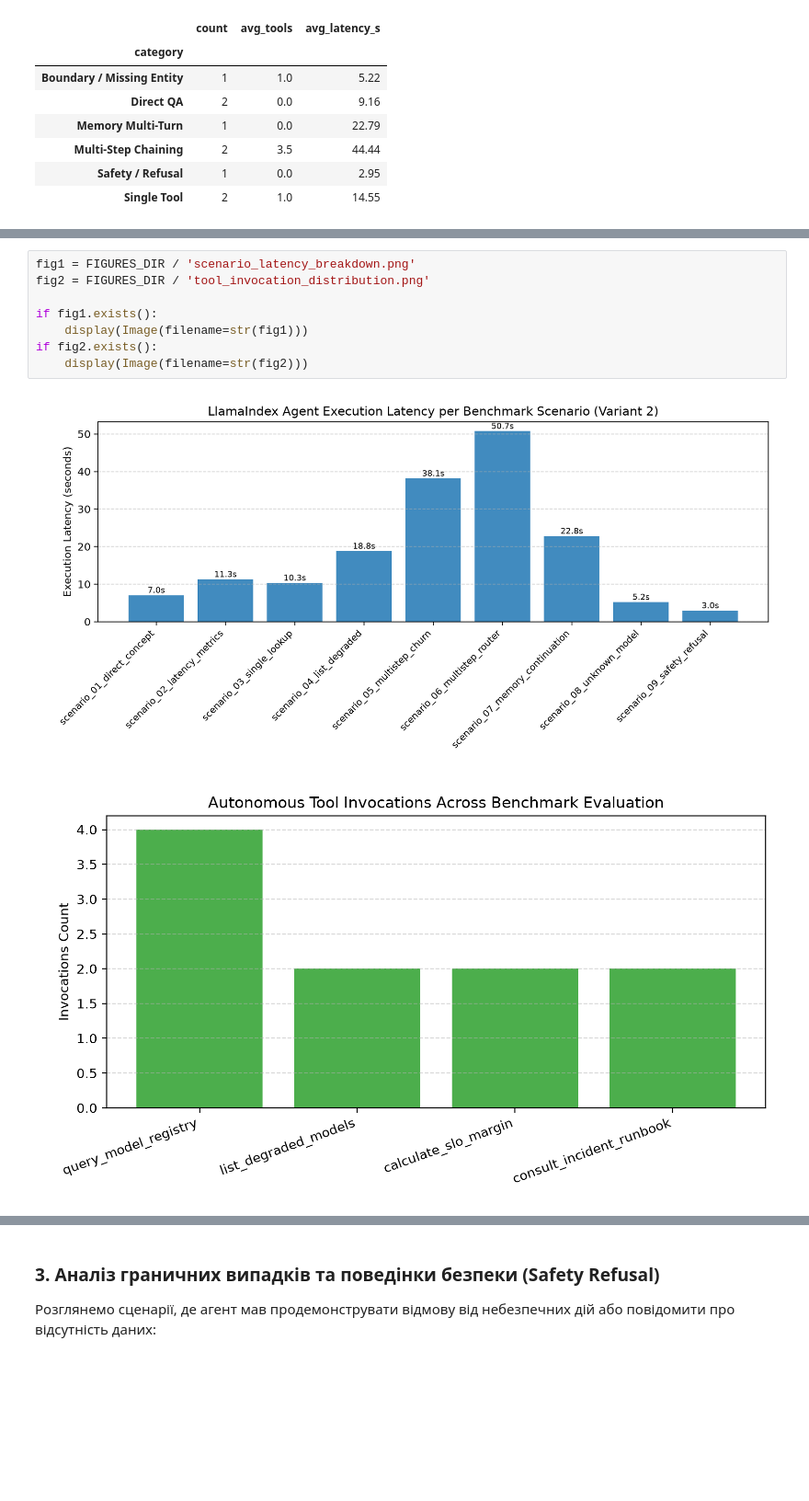
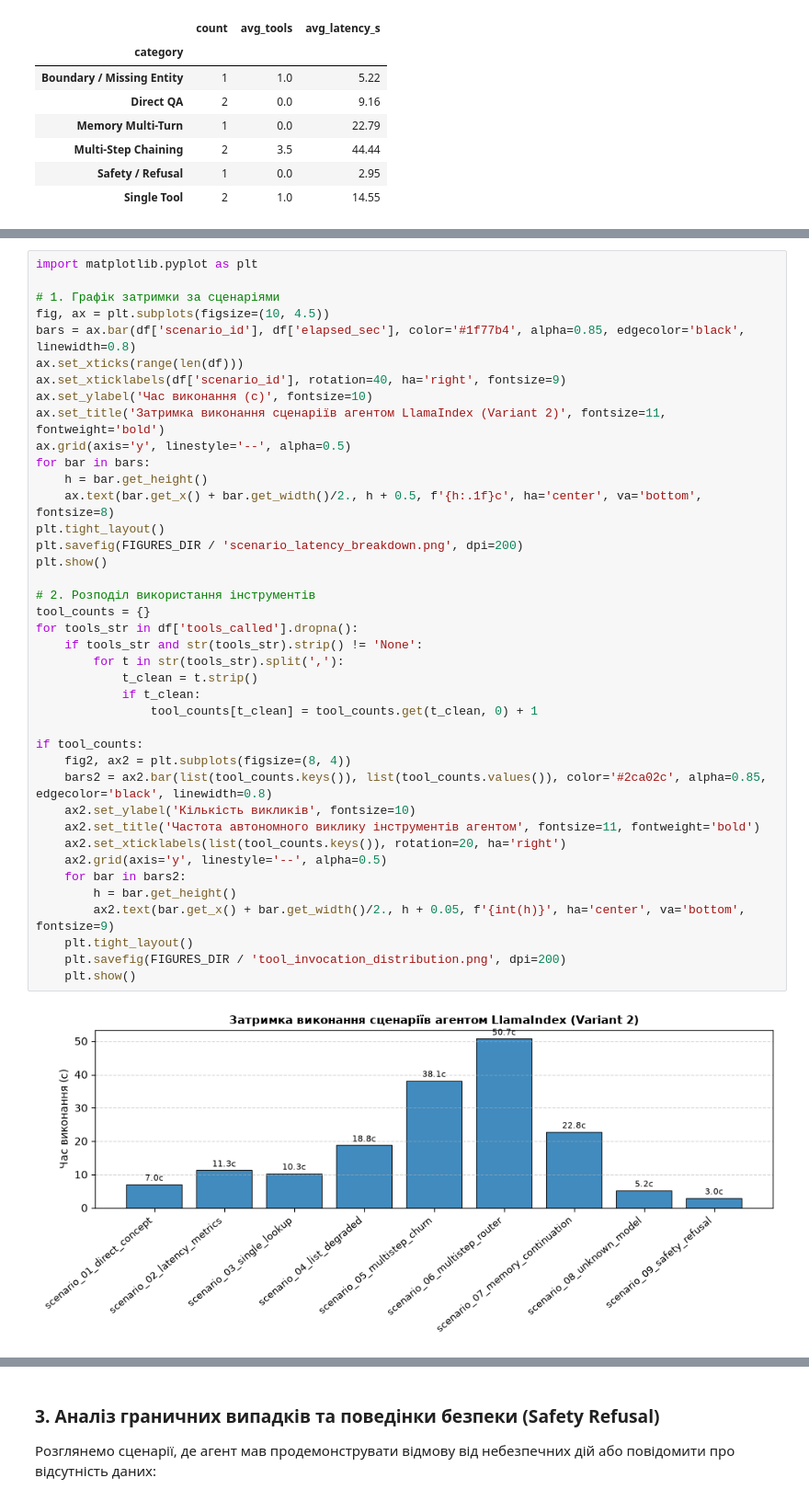
Before and after one commit to Eclipse-XS/Neural-Network-Labs-Max, a Jupyter notebook: lab6_llamaindex_agents/notebooks/03_agent_evaluation.ipynb, the cells around one changed output, grey strips where cells are left out. Shown at 92% size. Drawn from its saved outputs; the diff is of its cells as text; blank space fills up the shorter version.

```diff
--- a/lab6_llamaindex_agents/notebooks/03_agent_evaluation.ipynb
+++ b/lab6_llamaindex_agents/notebooks/03_agent_evaluation.ipynb
@@ -95,11 +95,42 @@ display(cat_summary)
-# %%
-fig1 = FIGURES_DIR / 'scenario_latency_breakdown.png'
-fig2 = FIGURES_DIR / 'tool_invocation_distribution.png'
-
-if fig1.exists():
-    display(Image(filename=str(fig1)))
-if fig2.exists():
-    display(Image(filename=str(fig2)))
-# %% [output]
-[figure, removed]
-[figure, removed]
+# %%
+import matplotlib.pyplot as plt
+
+# 1. Графік затримки за сценаріями
+fig, ax = plt.subplots(figsize=(10, 4.5))
+bars = ax.bar(df['scenario_id'], df['elapsed_sec'], color='#1f77b4', alpha=0.85, edgecolor='black', linewidth=0.8)
+ax.set_xticks(range(len(df)))
+ax.set_xticklabels(df['scenario_id'], rotation=40, ha='right', fontsize=9)
+ax.set_ylabel('Час виконання (с)', fontsize=10)
+ax.set_title('Затримка виконання сценаріїв агентом LlamaIndex (Variant 2)', fontsize=11, fontweight='bold')
+ax.grid(axis='y', linestyle='--', alpha=0.5)
+for bar in bars:
+    h = bar.get_height()
+    ax.text(bar.get_x() + bar.get_width()/2., h + 0.5, f'{h:.1f}с', ha='center', va='bottom', fontsize=8)
+plt.tight_layout()
+plt.savefig(FIGURES_DIR / 'scenario_latency_breakdown.png', dpi=200)
+plt.show()
+
+# 2. Розподіл використання інструментів
+tool_counts = {}
+for tools_str in df['tools_called'].dropna():
+    if tools_str and str(tools_str).strip() != 'None':
+        for t in str(tools_str).split(','):
+            t_clean = t.strip()
+            if t_clean:
+                tool_counts[t_clean] = tool_counts.get(t_clean, 0) + 1
+
+if tool_counts:
+    fig2, ax2 = plt.subplots(figsize=(8, 4))
+    bars2 = ax2.bar(list(tool_counts.keys()), list(tool_counts.values()), color='#2ca02c', alpha=0.85, edgecolor='black', linewidth=0.8)
+    ax2.set_ylabel('Кількість викликів', fontsize=10)
+    ax2.set_title('Частота автономного виклику інструментів агентом', fontsize=11, fontweight='bold')
+    ax2.set_xticklabels(list(tool_counts.keys()), rotation=20, ha='right')
+    ax2.grid(axis='y', linestyle='--', alpha=0.5)
+    for bar in bars2:
+        h = bar.get_height()
+        ax2.text(bar.get_x() + bar.get_width()/2., h + 0.05, f'{int(h)}', ha='center', va='bottom', fontsize=9)
+    plt.tight_layout()
+    plt.savefig(FIGURES_DIR / 'tool_invocation_distribution.png', dpi=200)
+    plt.show()
+# %% [output]
+[figure, added]
```
Also changed, not shown: parts of 3 cells of this notebook, 24 other files.
